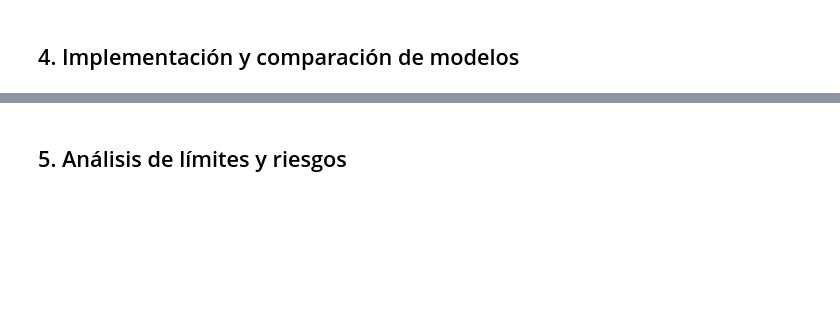
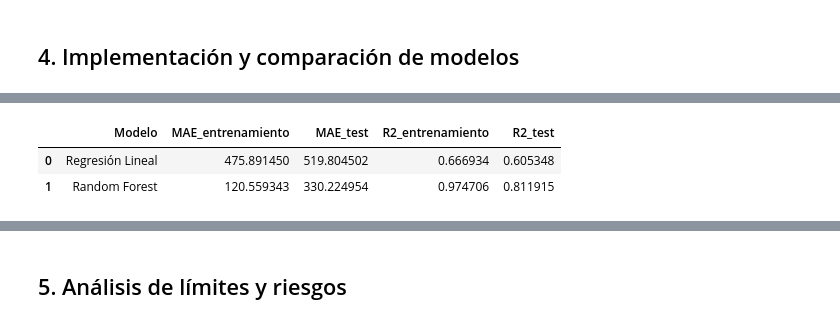
Before and after one commit to gvcabrera/AIMLT2, a Jupyter notebook: negocio/Caso B – Predicción de ventas futuras.ipynb, the cells around one changed output, grey strips where cells are left out. Cells and saved outputs as stored; diff of their text form; code cells hidden in the pictures; blank space fills up the shorter version.

```diff
--- a/negocio/Caso B – Predicción de ventas futuras.ipynb
+++ b/negocio/Caso B – Predicción de ventas futuras.ipynb
@@ -276,0 +332,19 @@ plt.show()
+# %%
+modelo_linear = Pipeline([
+    ('imputer', SimpleImputer(strategy='median')),
+    ('scaler', StandardScaler()),
+    ('model', LinearRegression())
+])
+# %%
+modelo_rf = Pipeline([
+    ('imputer', SimpleImputer(strategy='median')),
+    ('model', RandomForestRegressor(
+        n_estimators=200,
+        random_state=42,
+        n_jobs=-1
+    ))
+])
+# %%
+modelo_linear.fit(X_train, y_train)
+
+modelo_rf.fit(X_train, y_train)
@@ -276,0 +477,26 @@ plt.show()
+# %%
+comparacion = pd.DataFrame([
+    evaluar_train_test(
+        'Regresión Lineal',
+        modelo_linear,
+        X_train,
+        y_train,
+        X_test,
+        y_test
+    ),
+
+    evaluar_train_test(
+        'Random Forest',
+        modelo_rf,
+        X_train,
+        y_train,
+        X_test,
+        y_test
+    )
+])
+
+display(comparacion)
+# %% [output]
+|  | Modelo | MAE_entrenamiento | MAE_test | R2_entrenamiento | R2_test |
+| 0 | Regresión Lineal | 475.891450 | 519.804502 | 0.666934 | 0.605348 |
+| 1 | Random Forest | 120.559343 | 330.224954 | 0.974706 | 0.811915 |
```
Also changed, not shown: parts of 32 cells of this notebook.
